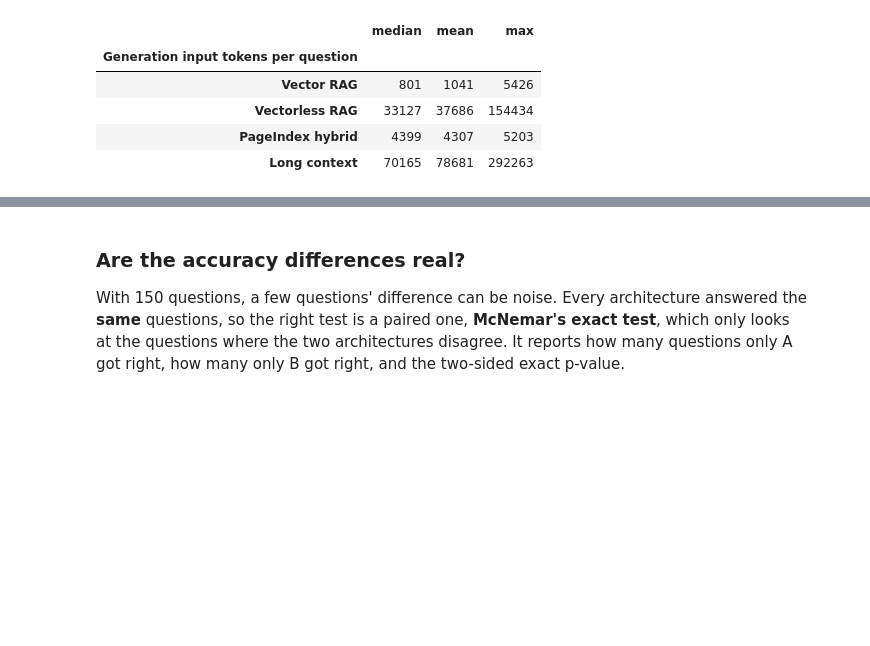
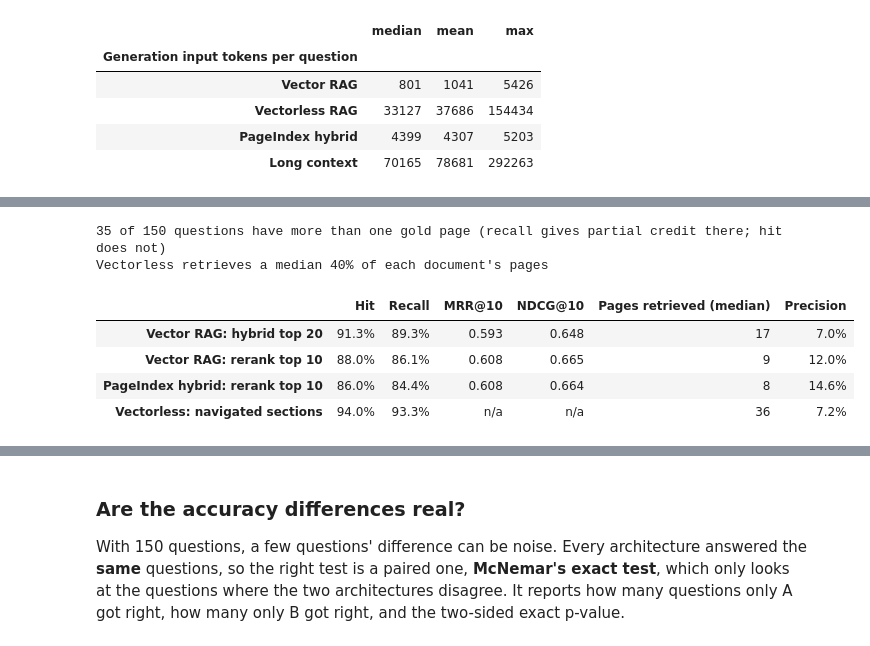
Before and after one commit to shaliqsv/financebench-rag-thesis, a Jupyter notebook: analysis/findings_walkthrough.ipynb, the cells around one changed output, grey strips where cells are left out. Cells and saved outputs as stored; diff of their text form; code cells hidden in the pictures; blank space fills up the shorter version.

```diff
--- a/analysis/findings_walkthrough.ipynb
+++ b/analysis/findings_walkthrough.ipynb
@@ -469,0 +480,62 @@ pd.DataFrame(ctx).T.astype(int).rename_axis("Generation input tokens per questio
+# %%
+def mrr_at(ranked, gold, k=10):
+    return next((1 / r for r, page in enumerate(ranked[:k], 1) if page in gold), 0.0)
+
+
+def ndcg_at(ranked, gold, k=10):
+    top = list(dict.fromkeys(ranked))[:k]          # each page counted once, first occurrence
+    dcg = sum(1 / np.log2(r + 1) for r, page in enumerate(top, 1) if page in gold)
+    idcg = sum(1 / np.log2(r + 1) for r in range(1, min(len(gold), k) + 1))
+    return dcg / idcg
+
+
+def ranked_retrieval(path):
+    return [{"pages": set(r["page_nums"]), "ranked": r["page_nums"], "gold": gold_pages[i]}
+            for i, r in latest_by_id(path).items()]
+
+
+def navigated_retrieval(path):
+    rows = []
+    for i, r in latest_by_id(path).items():
+        nodes, n_pages = node_map(r["doc_name"])
+        pages = set()
+        for nid in r["node_ids"]:
+            if nid in nodes:
+                pages.update(range(nodes[nid]["start_index"] - 1, nodes[nid]["end_index"]))
+        rows.append({"pages": pages, "ranked": None, "gold": gold_pages[i], "share": len(pages) / n_pages})
+    return rows
+
+
+def retrieval_quality(rows):
+    ranked = rows[0]["ranked"] is not None
+    return {
+        "Hit": np.mean([bool(r["pages"] & r["gold"]) for r in rows]),
+        "Recall": np.mean([len(r["pages"] & r["gold"]) / len(r["gold"]) for r in rows]),
+        "MRR@10": np.mean([mrr_at(r["ranked"], r["gold"]) for r in rows]) if ranked else np.nan,
+        "NDCG@10": np.mean([ndcg_at(r["ranked"], r["gold"]) for r in rows]) if ranked else np.nan,
+        "Pages retrieved (median)": np.median([len(r["pages"]) for r in rows]),
+        "Precision": np.mean([len(r["pages"] & r["gold"]) / max(1, len(r["pages"])) for r in rows]),
+    }
+
+
+vl_rows = navigated_retrieval(R / "vectorless_rag_stage_navigation_expanded.jsonl")
+retrieval = pd.DataFrame({
+    "Vector RAG: hybrid top 20": retrieval_quality(ranked_retrieval(R / "vector_rag_stage_hybrid.jsonl")),
+    "Vector RAG: rerank top 10": retrieval_quality(ranked_retrieval(R / "vector_rag_stage_rerank.jsonl")),
+    "PageIndex hybrid: rerank top 10": retrieval_quality(ranked_retrieval(R / "pageindex_hybrid_expanded_stage_rerank.jsonl")),
+    "Vectorless: navigated sections": retrieval_quality(vl_rows),
+}).T
+
+n_multi = sum(len(g) > 1 for g in gold_pages.values())
+print(f"{n_multi} of {N} questions have more than one gold page (recall gives partial credit there; hit does not)")
+print(f"Vectorless retrieves a median {np.median([r['share'] for r in vl_rows]):.0%} of each document's pages\n")
+retrieval.style.format({"Hit": "{:.1%}", "Recall": "{:.1%}", "MRR@10": "{:.3f}", "NDCG@10": "{:.3f}",
+                        "Pages retrieved (median)": "{:.0f}", "Precision": "{:.1%}"}, na_rep="n/a")
+# %% [output]
+35 of 150 questions have more than one gold page (recall gives partial credit there; hit does not)
+Vectorless retrieves a median 40% of each document's pages
+|  | Hit | Recall | MRR@10 | NDCG@10 | Pages retrieved (median) | Precision |
+| Vector RAG: hybrid top 20 | 91.3% | 89.3% | 0.593 | 0.648 | 17 | 7.0% |
+| Vector RAG: rerank top 10 | 88.0% | 86.1% | 0.608 | 0.665 | 9 | 12.0% |
+| PageIndex hybrid: rerank top 10 | 86.0% | 84.4% | 0.608 | 0.664 | 8 | 14.6% |
+| Vectorless: navigated sections | 94.0% | 93.3% | n/a | n/a | 36 | 7.2% |
```
Also changed, not shown: parts of 6 cells of this notebook.
